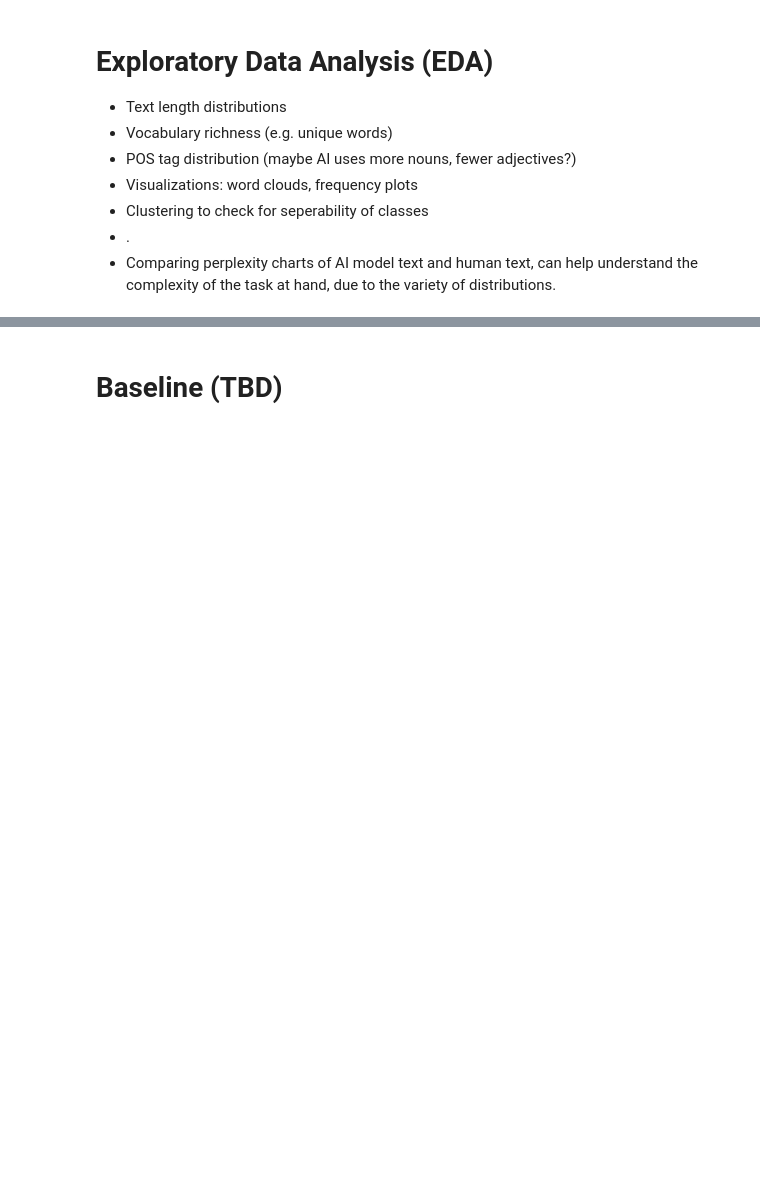
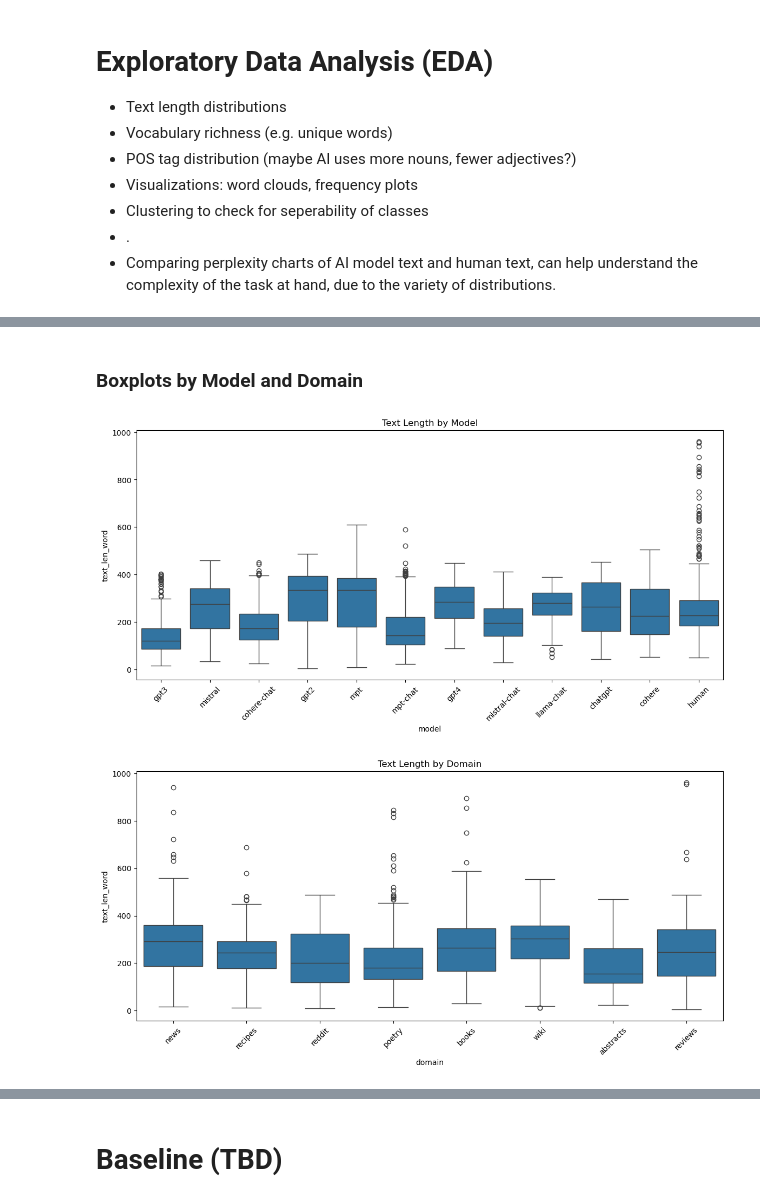
Before and after one commit to Yuzper/AML_MiniProject, a Jupyter notebook: AI Text Detection.ipynb, the cells around one changed output, grey strips where cells are left out. Saved outputs shown, nothing was run; the diff lists cells and outputs as text; code cells hidden in the pictures; blank space fills up the shorter version.

```diff
--- a/AI Text Detection.ipynb
+++ b/AI Text Detection.ipynb
@@ -218,0 +348,18 @@ BERT embeddings + handcrafted features like:
+# %% [markdown]
+### Boxplots by Model and Domain
+# %%
+# Boxplots by model and domain
+plt.figure(figsize=(14, 6))
+sns.boxplot(data=df, x='model', y='text_len_word')
+plt.title('Text Length by Model')
+plt.xticks(rotation=45)
+plt.show()
+
+plt.figure(figsize=(14, 6))
+sns.boxplot(data=df, x='domain', y='text_len_word')
+plt.title('Text Length by Domain')
+plt.xticks(rotation=45)
+plt.show()
+# %% [output]
+[figure, added]
+[figure, added]
```
Also changed, not shown: parts of 19 cells of this notebook.
